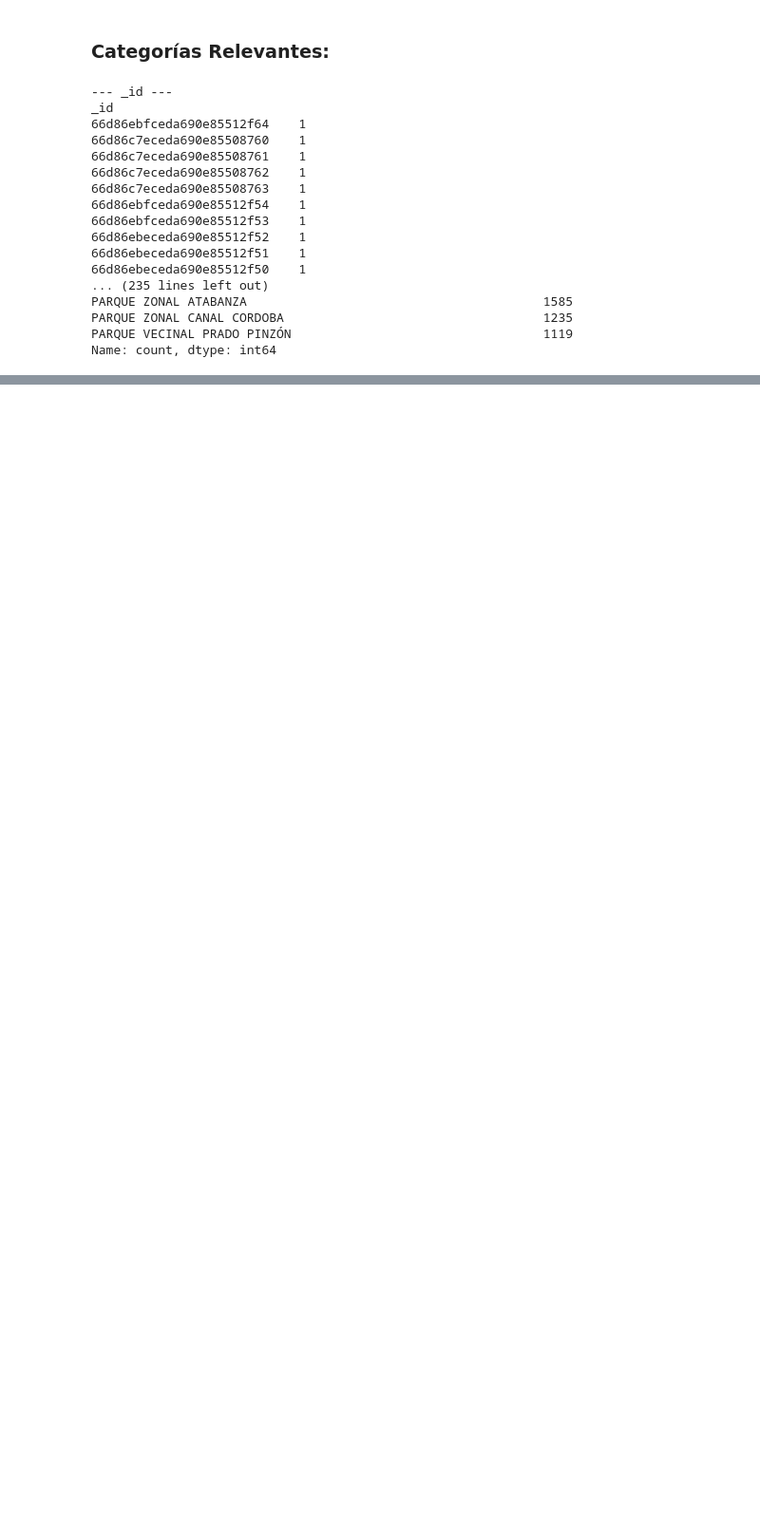
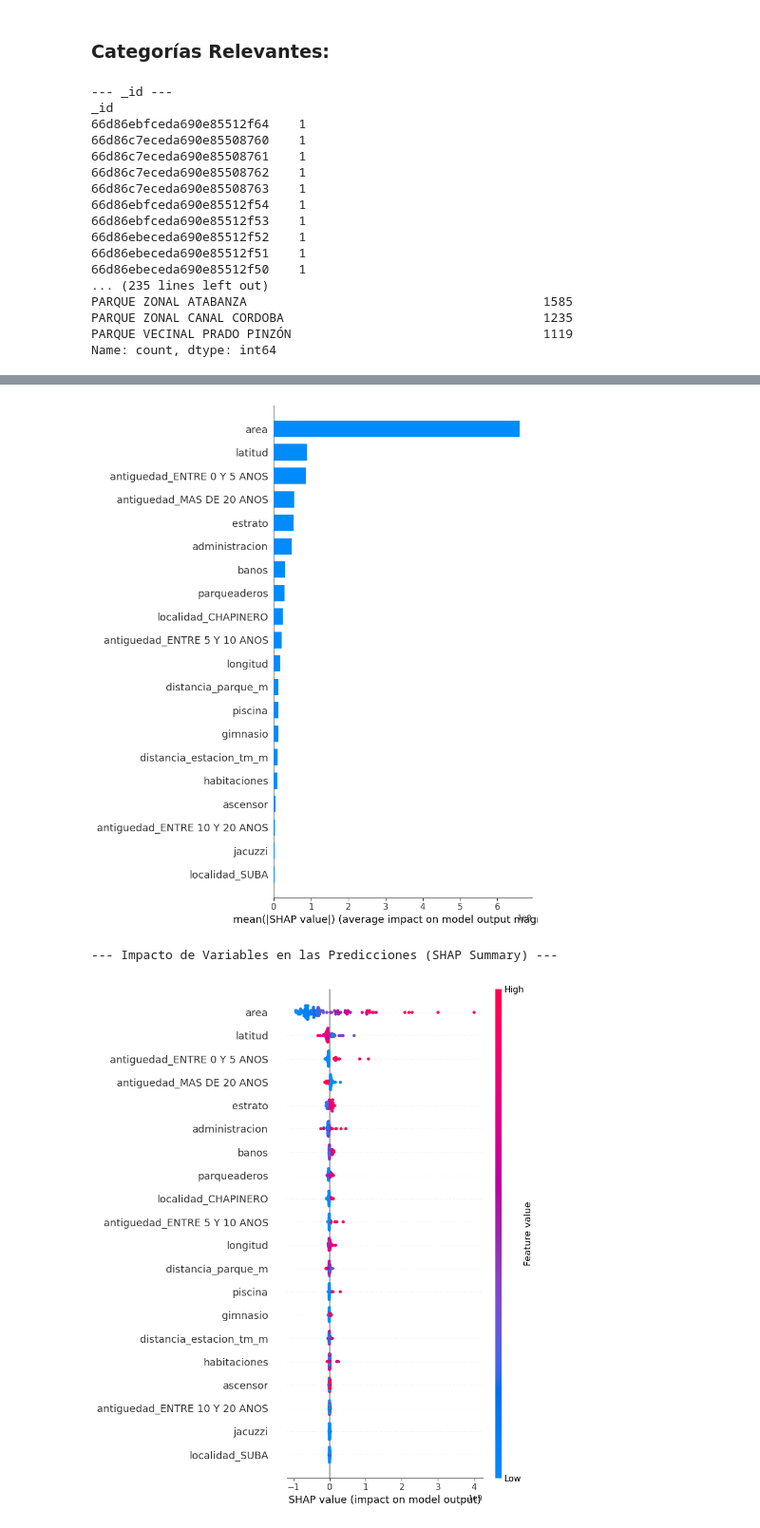
Before and after one commit to Carlos-301/Taller-2-Applied-Data-Science, a Jupyter notebook: notebooks/taller2.ipynb, the cells around one changed output, grey strips where cells are left out. Shown at 95% size. Cells and saved outputs as stored; diff of their text form; code cells hidden in the pictures; blank space fills up the shorter version.

```diff
--- a/notebooks/taller2.ipynb
+++ b/notebooks/taller2.ipynb
@@ -238,0 +490,22 @@ ValueError: Layout of 5x5 must be larger than required size 26
+# %%
+# --- ANÁLISIS CUALITATIVO (SHAP) ---
+import shap
+# Usamos una muestra del test set para agilizar el cálculo (SHAP es pesado computacionalmente)
+X_shap = X_test.iloc[:100]
+
+# Inicializar Explainer (TreeExplainer es optimizado para Random Forest)
+if nombre_mejor == "Random Forest":
+    explainer = shap.TreeExplainer(mejor_modelo)
+    shap_values = explainer.shap_values(X_shap)
+else:
+    # Para regresión lineal usamos LinearExplainer
+    explainer = shap.LinearExplainer(mejor_modelo, X_train)
+    shap_values = explainer.shap_values(X_shap)
+
+print("--- Importancia Global de Variables (SHAP) ---")
+shap.summary_plot(shap_values, X_shap, plot_type="bar")
+
+print("--- Impacto de Variables en las Predicciones (SHAP Summary) ---")
+# Muestra cómo cada valor (alto/bajo) impacta positiva o negativamente el precio
+shap.summary_plot(shap_values, X_shap)
+# %% [output]
@@ -238,0 +529,3 @@ ValueError: Layout of 5x5 must be larger than required size 26
+[figure, added]
+--- Impacto de Variables en las Predicciones (SHAP Summary) ---
+[figure, added]
```
Also changed, not shown: parts of 17 cells of this notebook, 1 other file.
